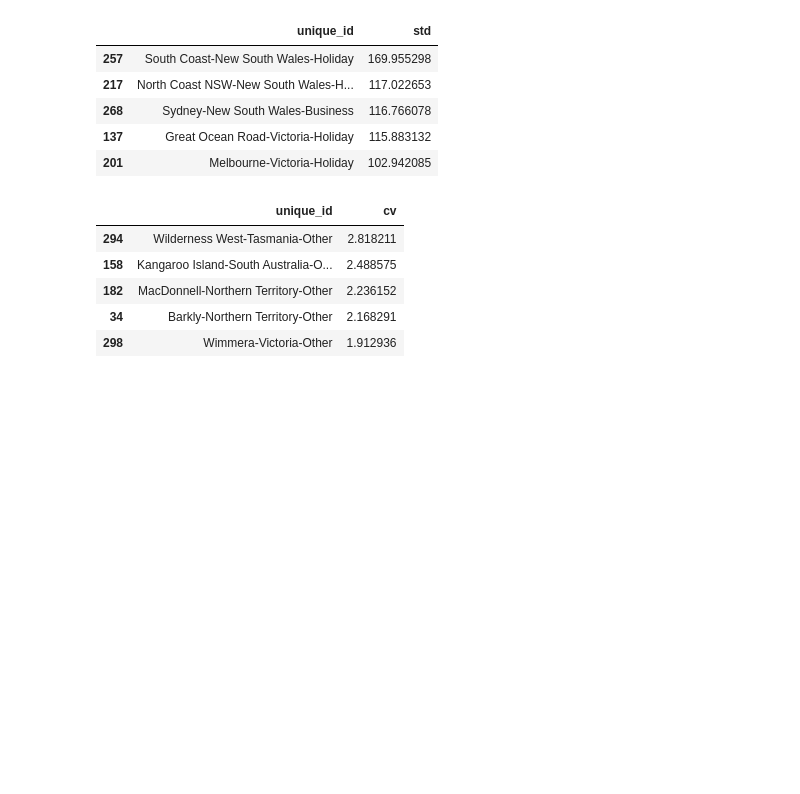
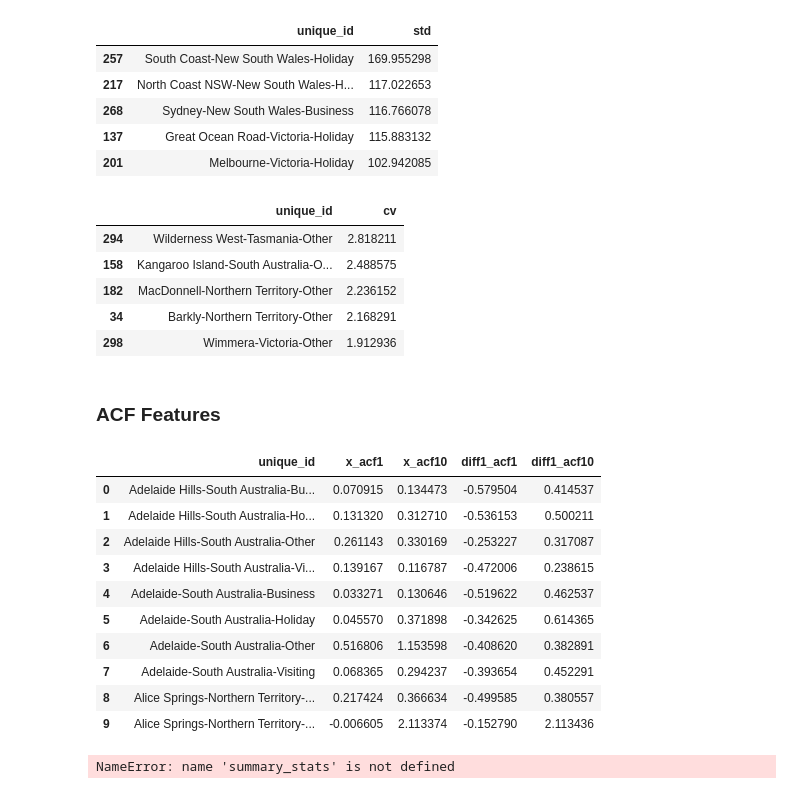
Before and after one commit to VanthuirMaia/project_forecanting, a Jupyter notebook: estudos/cap4.ipynb, the cells around one changed output. Cells and saved outputs as stored; diff of their text form; code cells hidden in the pictures; blank space fills up the shorter version.

```diff
--- a/estudos/cap4.ipynb
+++ b/estudos/cap4.ipynb
@@ -305,3 +305,28 @@ summary_stats.sort_values(by="cv", ascending=False)[["unique_id", "cv"]].head(5)
 | 182 | MacDonnell-Northern Territory-Other | 2.236152 |
 | 34 | Barkly-Northern Territory-Other | 2.168291 |
 | 298 | Wimmera-Victoria-Other | 1.912936 |
+# %% [markdown]
+### ACF Features
+# %%
+import pandas as pd
+
+aus_tourism = pd.read_csv("../data/aus_tourism.csv")
+
+acf_feat = tsf.tsfeatures(aus_tourism, freq=4, features=[tsf.acf_features])
+acf_feat.head(10).iloc[:, :5]
+# %% [output]
+|  | unique_id | x_acf1 | x_acf10 | diff1_acf1 | diff1_acf10 |
+| 0 | Adelaide Hills-South Australia-Bu... | 0.070915 | 0.134473 | -0.579504 | 0.414537 |
+| 1 | Adelaide Hills-South Australia-Ho... | 0.131320 | 0.312710 | -0.536153 | 0.500211 |
+| 2 | Adelaide Hills-South Australia-Other | 0.261143 | 0.330169 | -0.253227 | 0.317087 |
+| 3 | Adelaide Hills-South Australia-Vi... | 0.139167 | 0.116787 | -0.472006 | 0.238615 |
+| 4 | Adelaide-South Australia-Business | 0.033271 | 0.130646 | -0.519622 | 0.462537 |
+| 5 | Adelaide-South Australia-Holiday | 0.045570 | 0.371898 | -0.342625 | 0.614365 |
+| 6 | Adelaide-South Australia-Other | 0.516806 | 1.153598 | -0.408620 | 0.382891 |
+| 7 | Adelaide-South Australia-Visiting | 0.068365 | 0.294237 | -0.393654 | 0.452291 |
+| 8 | Alice Springs-Northern Territory-... | 0.217424 | 0.366634 | -0.499585 | 0.380557 |
+| 9 | Alice Springs-Northern Territory-... | -0.006605 | 2.113374 | -0.152790 | 2.113436 |
+# %%
+df_final = summary_stats.merge(acf_feat, on="unique_id")
+# %% [output]
+NameError: name 'summary_stats' is not defined
```
Also changed, not shown: 1 other file.
